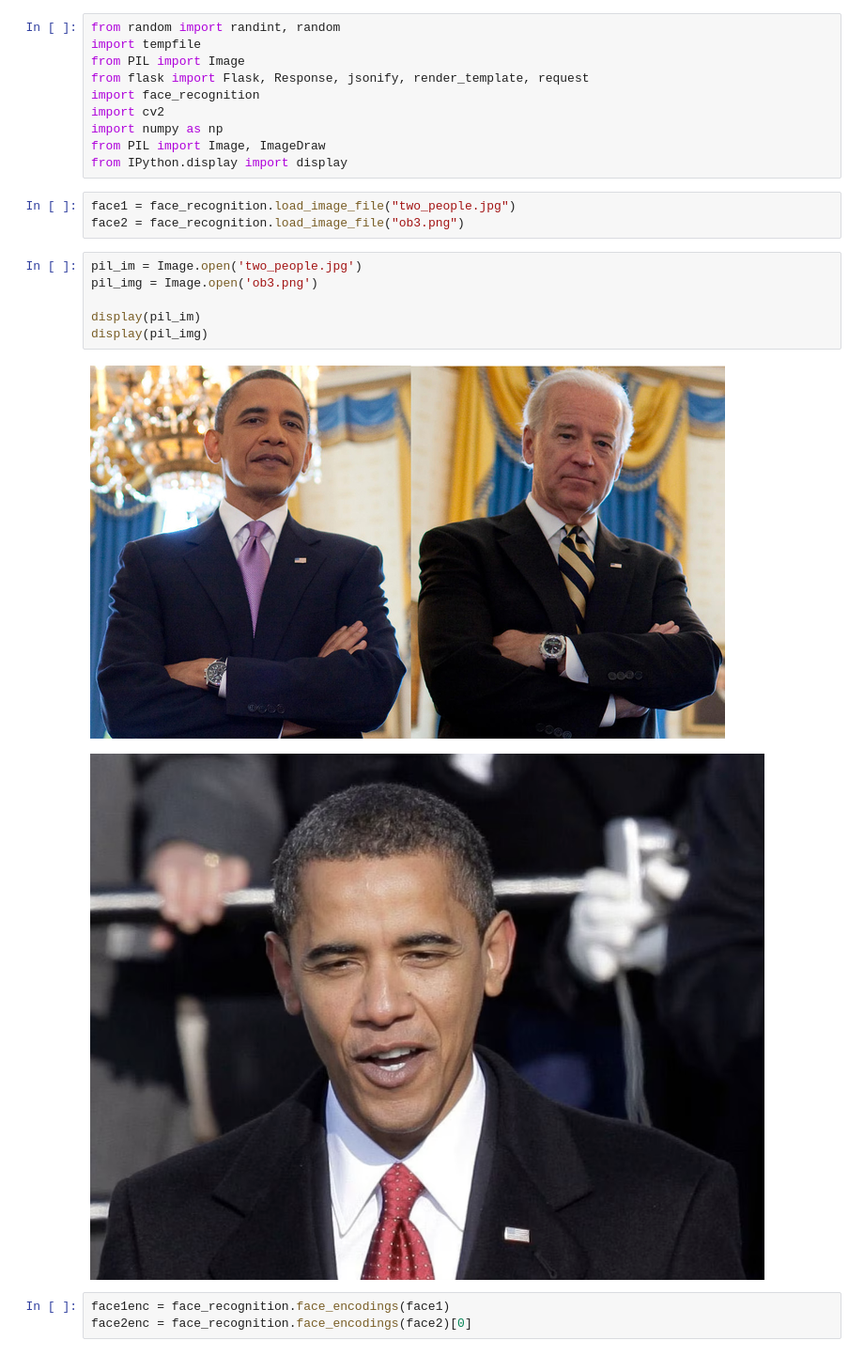
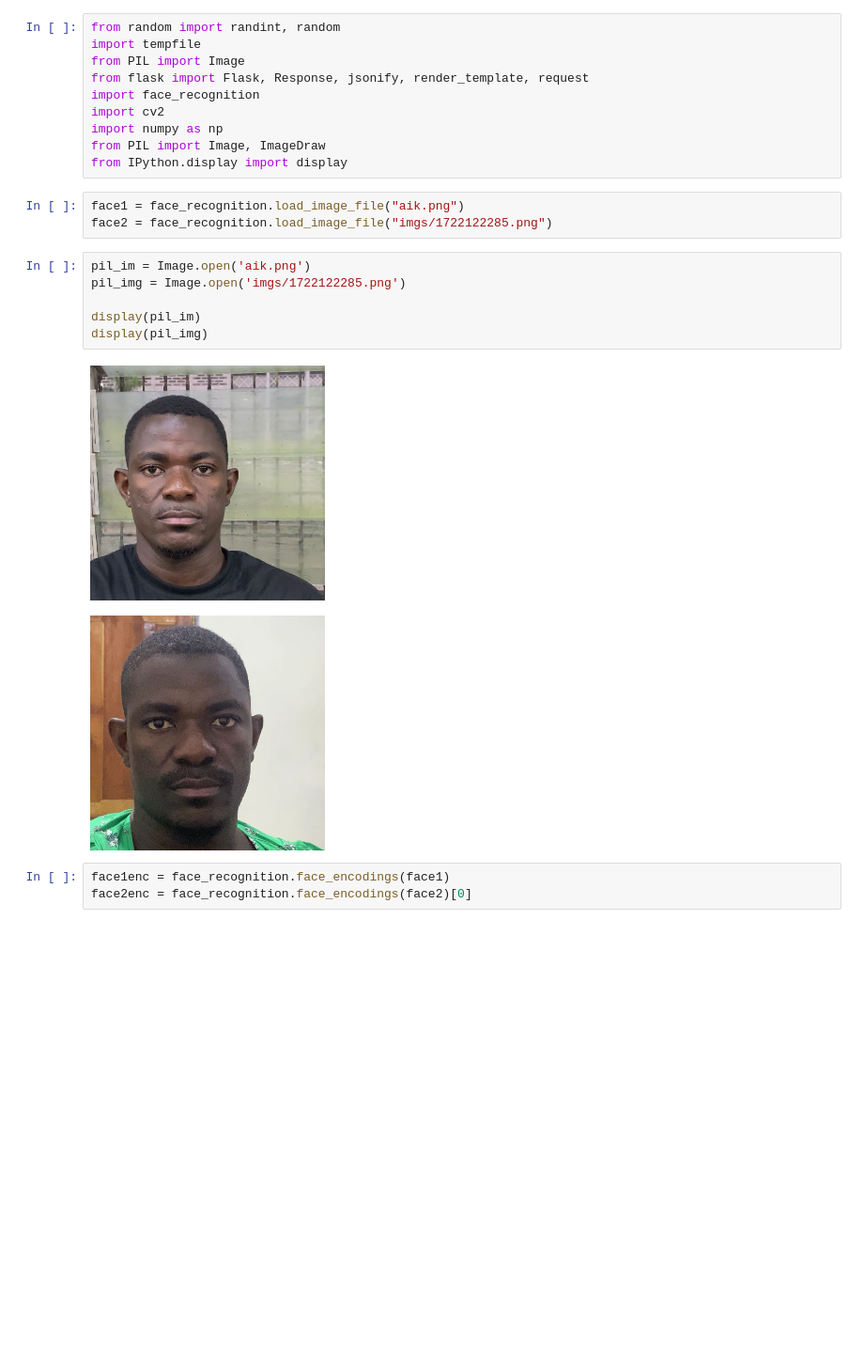
Before and after one commit to richprince23/facial-rec-microservice, a Jupyter notebook: Untitled1.ipynb, the cells around one changed output. Shown at 94% size. Cells and saved outputs as stored; diff of their text form; blank space fills up the shorter version.

```diff
--- a/Untitled1.ipynb
+++ b/Untitled1.ipynb
@@ -9,17 +9,17 @@ import numpy as np
 from PIL import Image, ImageDraw
 from IPython.display import display
 # %%
-face1 = face_recognition.load_image_file("two_people.jpg")
-face2 = face_recognition.load_image_file("ob3.png")
+face1 = face_recognition.load_image_file("aik.png")
+face2 = face_recognition.load_image_file("imgs/1722122285.png")
 # %%
-pil_im = Image.open('two_people.jpg')
-pil_img = Image.open('ob3.png')
+pil_im = Image.open('aik.png')
+pil_img = Image.open('imgs/1722122285.png')
 
 display(pil_im)
 display(pil_img)
 # %% [output]
-[figure, old version]
+[figure, new version]
-[figure, old version]
+[figure, new version]
 # %%
 face1enc = face_recognition.face_encodings(face1)
 face2enc = face_recognition.face_encodings(face2)[0]
```
Also changed, not shown: parts of 2 cells of this notebook, 18 other files.
